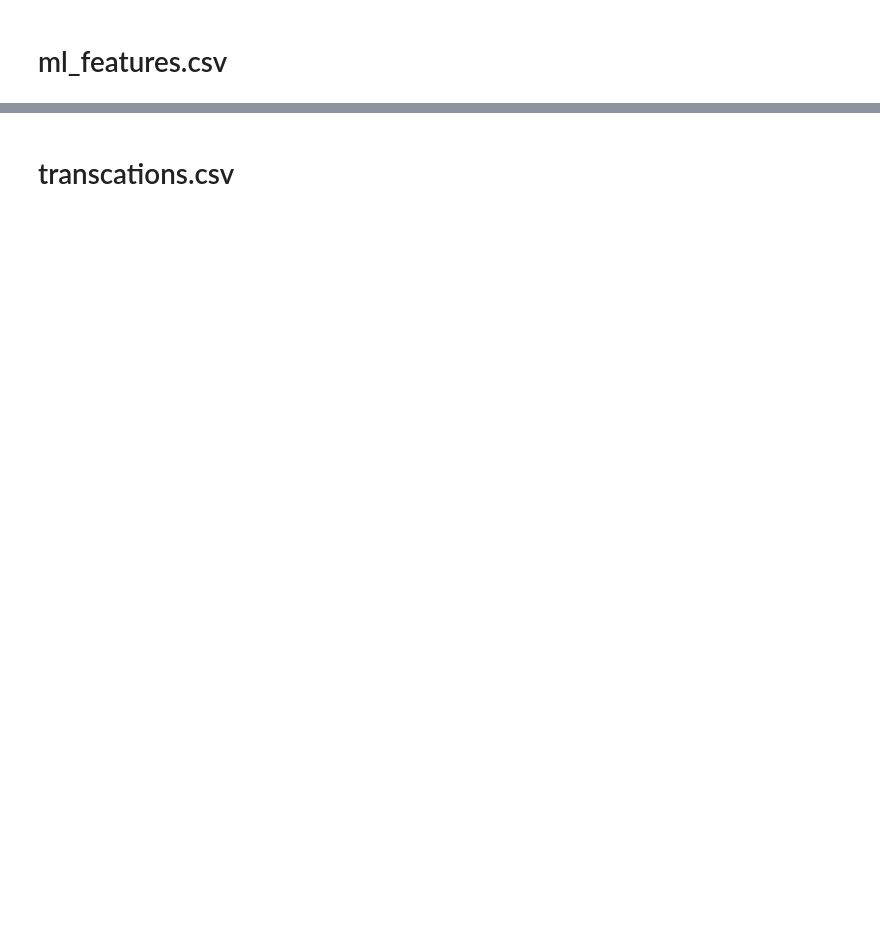
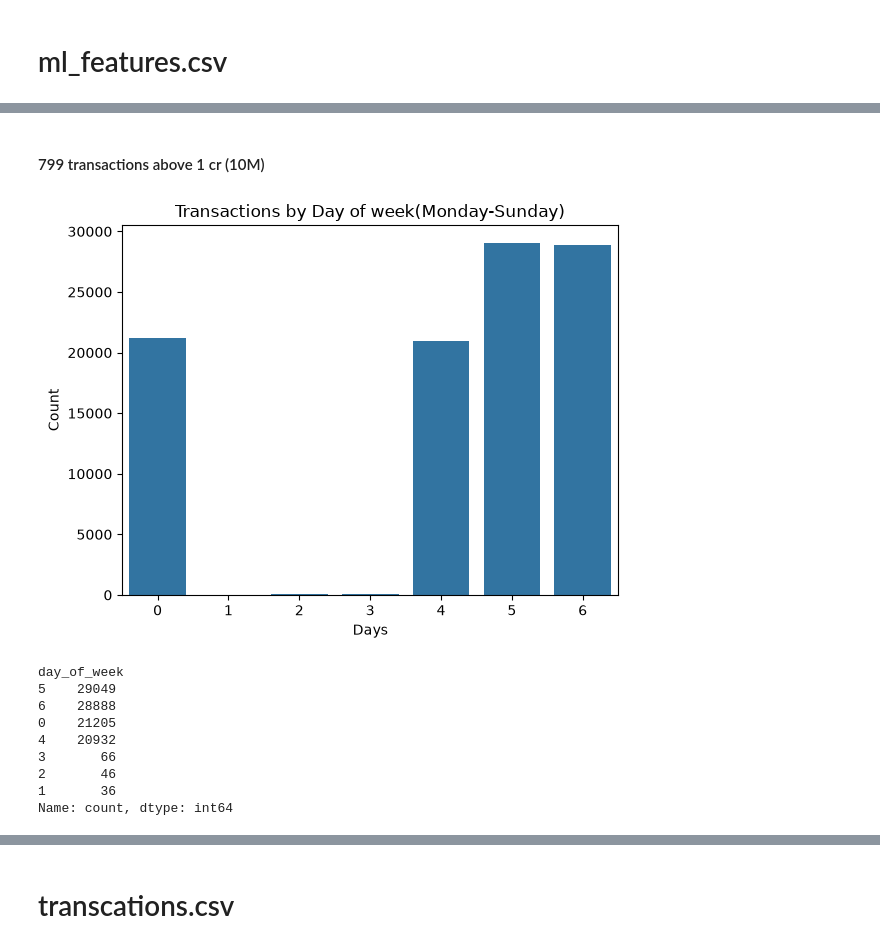
Before and after one commit to Lajnarpimger/DataVerse-_SignalVSNoise, a Jupyter notebook: EDA.ipynb, the cells around one changed output, grey strips where cells are left out. Saved outputs shown, nothing was run; the diff lists cells and outputs as text; code cells hidden in the pictures; blank space fills up the shorter version.

```diff
--- a/EDA.ipynb
+++ b/EDA.ipynb
@@ -160,0 +354,27 @@ sns.countplot(a_df["city"])
+# %% [markdown]
+#### 799 transactions above 1 cr (10M)
+# %%
+import seaborn as sns
+import matplotlib.pyplot as plt
+
+sns.countplot(
+    data = m_df,
+    x = "day_of_week"
+)
+
+plt.title("Transactions by Day of week(Monday-Sunday)")
+plt.xlabel("Days")
+plt.ylabel("Count")
+plt.show()
+print(m_df["day_of_week"].value_counts())
+# %% [output]
+[figure, added]
+day_of_week
+5    29049
+6    28888
+0    21205
+4    20932
+3       66
+2       46
+1       36
+Name: count, dtype: int64
```
Also changed, not shown: parts of 37 cells of this notebook.
